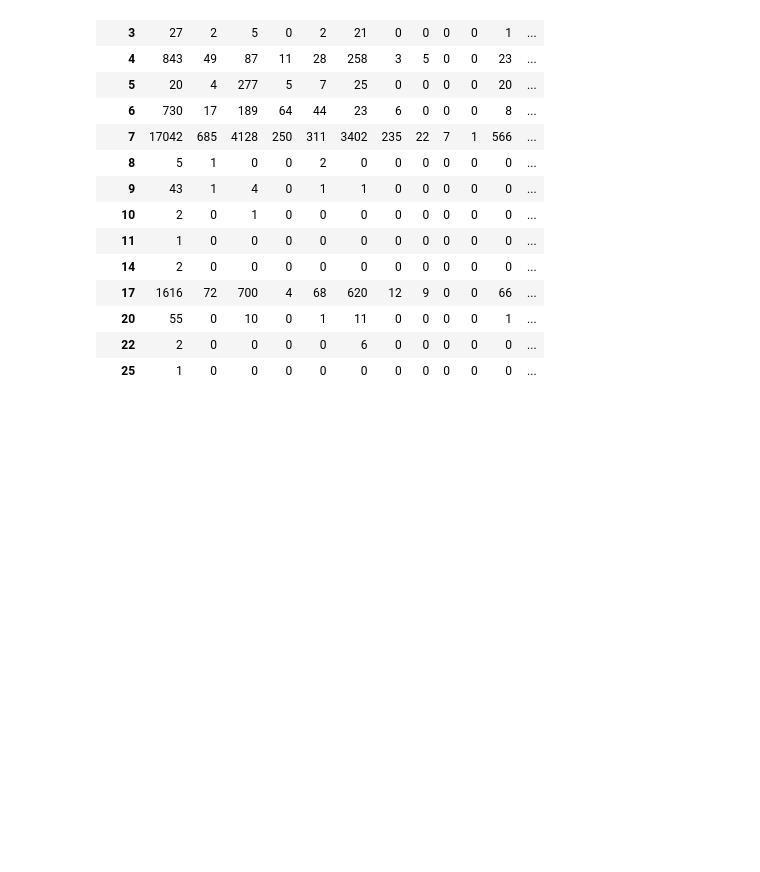
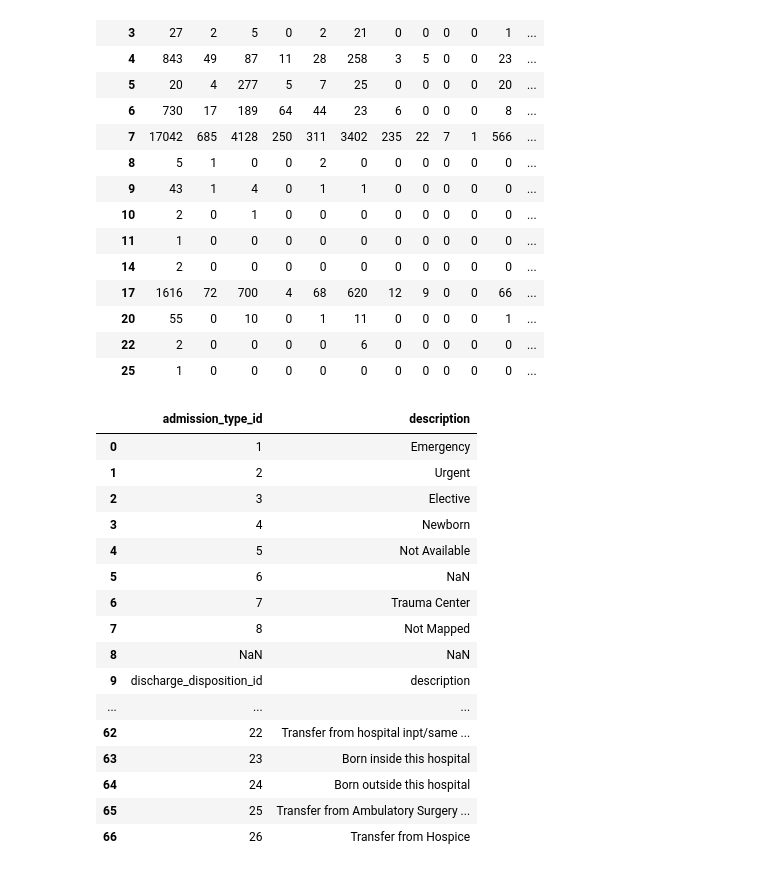
Before and after one commit to noahansen/Hospital-Readmission, a Jupyter notebook: main.ipynb, the cells around one changed output. Drawn from its saved outputs; the diff is of its cells as text; code cells hidden in the pictures; blank space fills up the shorter version.

Commit message:
parsed IDs_mapping.csv for p6

```diff
--- a/main.ipynb
+++ b/main.ipynb
@@ -129,0 +126,26 @@ pd.crosstab(adm,dis)
+# %%
+#q6
+with ZipFile("dataset_diabetes.zip") as zf:
+    mp = pd.read_csv('IDs_mapping.csv')
+
+pd.options.display.max_rows = 70
+
+mp
+# %% [output]
+|  | admission_type_id | description |
+| 0 | 1 | Emergency |
+| 1 | 2 | Urgent |
+| 2 | 3 | Elective |
+| 3 | 4 | Newborn |
+| 4 | 5 | Not Available |
+| 5 | 6 | NaN |
+| 6 | 7 | Trauma Center |
+| 7 | 8 | Not Mapped |
+| 8 | NaN | NaN |
+| 9 | discharge_disposition_id | description |
+| ... | ... | ... |
+| 62 | 22 | Transfer from hospital inpt/same ... |
+| 63 | 23 | Born inside this hospital |
+| 64 | 24 | Born outside this hospital |
+| 65 | 25 | Transfer from Ambulatory Surgery ... |
+| 66 | 26 | Transfer from Hospice |
```
Also changed, not shown: parts of 6 cells of this notebook.
